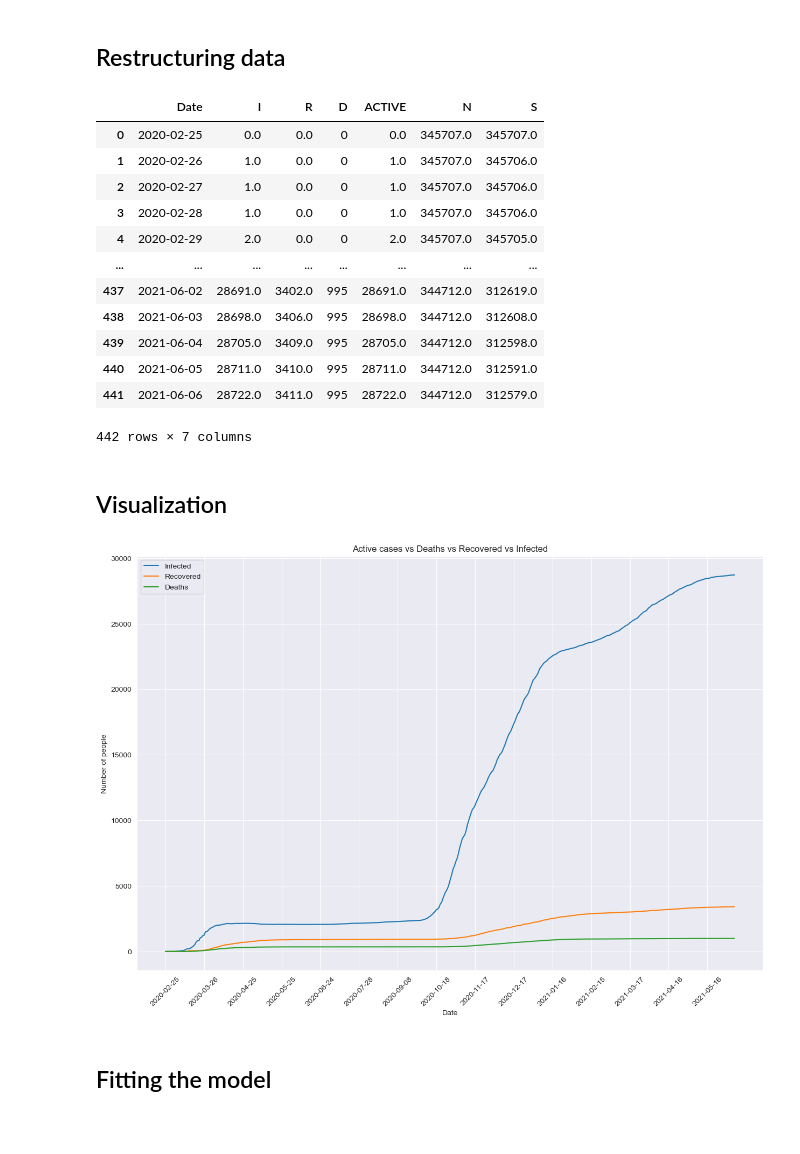
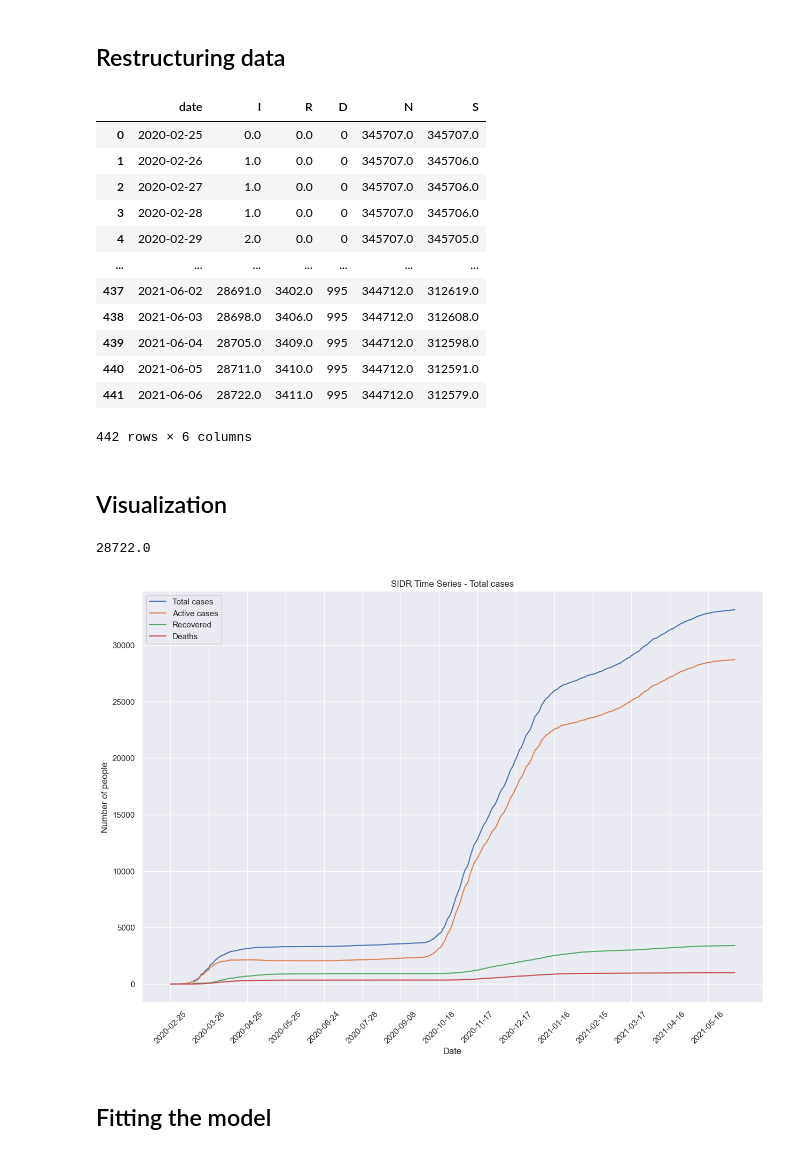
Before and after one commit to lucadibello/covid-ticino, a Jupyter notebook: codid-ticino-analysis.ipynb, the cells around one changed output. Saved outputs shown, nothing was run; the diff lists cells and outputs as text; code cells hidden in the pictures; blank space fills up the shorter version.

```diff
--- a/codid-ticino-analysis.ipynb
+++ b/codid-ticino-analysis.ipynb
@@ -90,59 +66,70 @@ Net effect matrix
 # %% [markdown]
 ## Restructuring data
 # %%
-# Compute the number of active cases
-df_model["I"] = df_model["I"] - df_model["R"] - df_model["D"]
+# Compute number of active cases
+active = df["ncumul_conf"] - df["ncumul_released"] - df["ncumul_deceased"]
 
-# Add new column for total population
+# Create new DF with active cases
+df_model = pd.DataFrame({
+  "date": df["date"],
+  "I": active,
+  "R": df["ncumul_released"],
+  "D": df["ncumul_deceased"],
+})
+
+# Compute fields
 total_ticino_population_2020 = 345707
-
-# Compute the total population
 df_model.loc[0, "N"] = total_ticino_population_2020
 df_model.loc[:, "N"] = total_ticino_population_2020 - df_model["D"]
+df_model["S"] = df_model["N"] - df_model["I"] - df_model["R"]
 
-# Compute the number of susceptible people at each time step
-  # Assume that the number of births is equal to the number of deaths (deaths are not considered in the model)
-df_model["S"] = df_model["N"] - df_model["I"] - df_model["R"]
+# Print df
 df_model
 # %% [output]
-|  | Date | I | R | D | ACTIVE | N | S |
-| 0 | 2020-02-25 | 0.0 | 0.0 | 0 | 0.0 | 345707.0 | 345707.0 |
-| 1 | 2020-02-26 | 1.0 | 0.0 | 0 | 1.0 | 345707.0 | 345706.0 |
-| 2 | 2020-02-27 | 1.0 | 0.0 | 0 | 1.0 | 345707.0 | 345706.0 |
-| 3 | 2020-02-28 | 1.0 | 0.0 | 0 | 1.0 | 345707.0 | 345706.0 |
-| 4 | 2020-02-29 | 2.0 | 0.0 | 0 | 2.0 | 345707.0 | 345705.0 |
-| ... | ... | ... | ... | ... | ... | ... | ... |
-| 437 | 2021-06-02 | 28691.0 | 3402.0 | 995 | 28691.0 | 344712.0 | 312619.0 |
-| 438 | 2021-06-03 | 28698.0 | 3406.0 | 995 | 28698.0 | 344712.0 | 312608.0 |
-| 439 | 2021-06-04 | 28705.0 | 3409.0 | 995 | 28705.0 | 344712.0 | 312598.0 |
-| 440 | 2021-06-05 | 28711.0 | 3410.0 | 995 | 28711.0 | 344712.0 | 312591.0 |
-| 441 | 2021-06-06 | 28722.0 | 3411.0 | 995 | 28722.0 | 344712.0 | 312579.0 |
+|  | date | I | R | D | N | S |
+| 0 | 2020-02-25 | 0.0 | 0.0 | 0 | 345707.0 | 345707.0 |
+| 1 | 2020-02-26 | 1.0 | 0.0 | 0 | 345707.0 | 345706.0 |
+| 2 | 2020-02-27 | 1.0 | 0.0 | 0 | 345707.0 | 345706.0 |
+| 3 | 2020-02-28 | 1.0 | 0.0 | 0 | 345707.0 | 345706.0 |
+| 4 | 2020-02-29 | 2.0 | 0.0 | 0 | 345707.0 | 345705.0 |
+| ... | ... | ... | ... | ... | ... | ... |
+| 437 | 2021-06-02 | 28691.0 | 3402.0 | 995 | 344712.0 | 312619.0 |
+| 438 | 2021-06-03 | 28698.0 | 3406.0 | 995 | 344712.0 | 312608.0 |
+| 439 | 2021-06-04 | 28705.0 | 3409.0 | 995 | 344712.0 | 312598.0 |
+| 440 | 2021-06-05 | 28711.0 | 3410.0 | 995 | 344712.0 | 312591.0 |
+| 441 | 2021-06-06 | 28722.0 | 3411.0 | 995 | 344712.0 | 312579.0 |
-442 rows × 7 columns
+442 rows × 6 columns
 # %% [markdown]
 ## Visualization
+# %%
+active.max()
+# %% [output]
+28722.0
 # %%
 # Active cases vs Deaths vs Recovered vs Infected
 
 import matplotlib.pyplot as plt
 import seaborn as sns
 
 sns.set_style("darkgrid")
 plt.figure(figsize=(15, 10))
 
-sns.lineplot(data=df_test, x="Date", y="I", label="Infected")
-sns.lineplot(data=df_test, x="Date", y="R", label="Recovered")
-sns.lineplot(data=df_test, x="Date", y="D", label="Deaths")
+sns.lineplot(data=df, x="date", y="ncumul_conf", label="Total cases")
+sns.lineplot(data=df_model, x="date", y="I", label="Active cases")
+sns.lineplot(data=df_model, x="date", y="R", label="Recovered")
+sns.lineplot(data=df_model, x="date", y="D", label="Deaths")
 
-plt.title("Active cases vs Deaths vs Recovered vs Infected")
+
+plt.title("SIDR Time Series - Total cases")
 plt.ylabel("Number of people")
 plt.xlabel("Date")
 
 # Adjust ticks (every month)
-plt.xticks(np.arange(0, len(df_test), 30), rotation=45)
+plt.xticks(np.arange(0, len(df_model), 30), rotation=45)
 plt.legend()
 
 plt.show()
 # %% [output]
-[figure, old version]
+[figure, new version]
 # %% [markdown]
 ## Fitting the model
```
Also changed, not shown: parts of 5 cells of this notebook.
